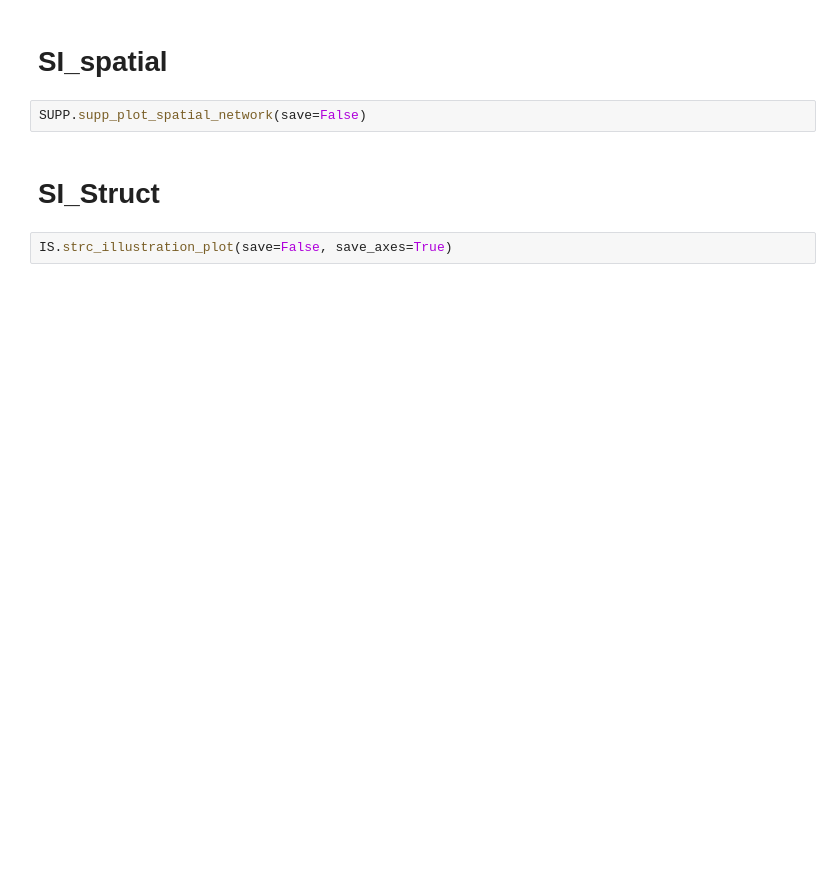
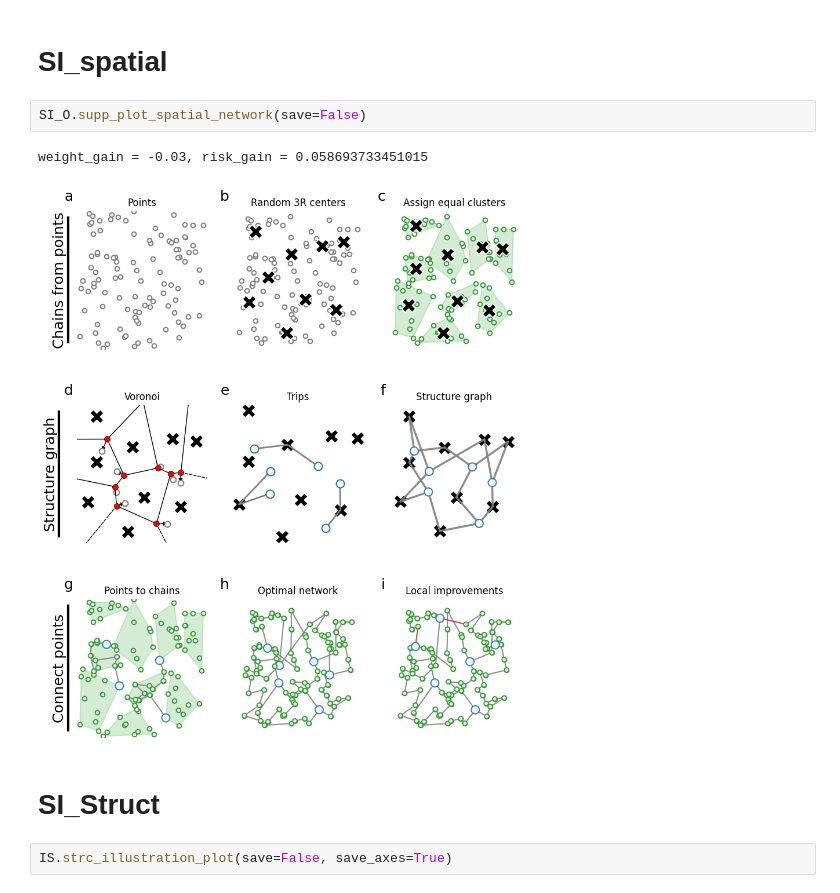
Before and after one commit to RotemBrand/cost_effective, a Jupyter notebook: figures/figures.ipynb, the cells around one changed output. Drawn from its saved outputs; the diff is of its cells as text; blank space fills up the shorter version.

```diff
--- a/figures/figures.ipynb
+++ b/figures/figures.ipynb
@@ -199,7 +485,10 @@ networks_df = RD.main_get_real_networks_and_improve(r"plots/nature/data/real_net
 # %% [markdown]
 # SI_spatial
 # %%
-SUPP.supp_plot_spatial_network(save=False)
+SI_O.supp_plot_spatial_network(save=False)
+# %% [output]
+weight_gain = -0.03, risk_gain = 0.058693733451015
+[figure, added]
 # %% [markdown]
 # SI_Struct
 # %%
```
Also changed, not shown: parts of 20 cells of this notebook, 30 other files.
